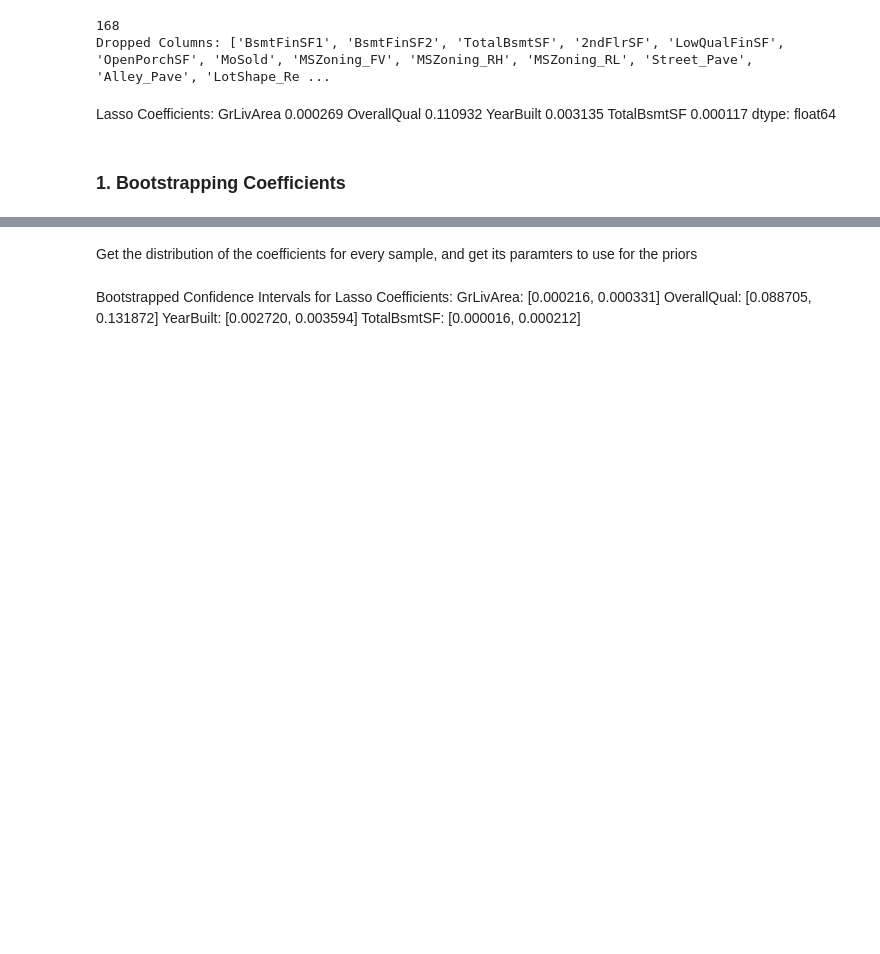
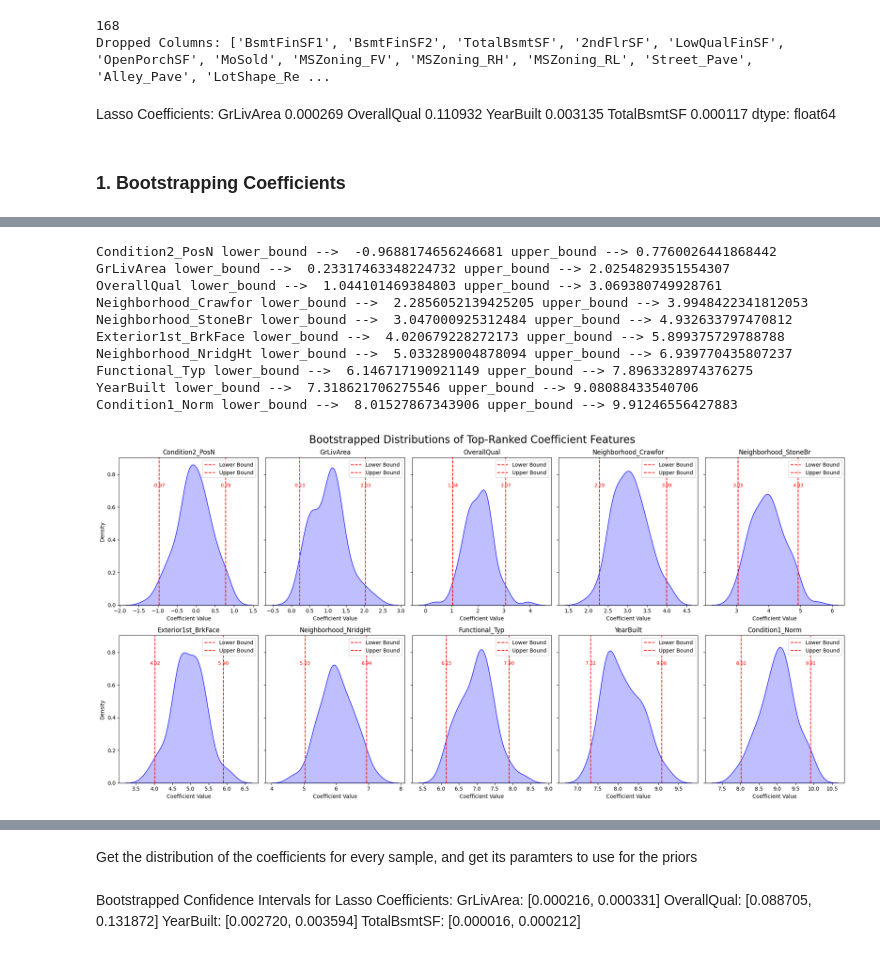
Before and after one commit to samyounes003/statisticsproject, a Jupyter notebook: frequentist_approach.ipynb, the cells around one changed output, grey strips where cells are left out. Drawn from its saved outputs; the diff is of its cells as text; code cells hidden in the pictures; blank space fills up the shorter version.

```diff
--- a/frequentist_approach.ipynb
+++ b/frequentist_approach.ipynb
@@ -289,0 +304,11 @@ SaleCondition_Partial: [0.000000, 0.115147]
+# %%
+features_coeffs_ranking = {}
+for feature in coefficients_bootstrap:
+    feature_coeffs = np.array(list(coefficients_bootstrap[feature]))
+    features_coeffs_ranking[feature] = np.abs(np.mean(feature_coeffs))
+features_coeffs_ranking = {k:v for k,v in sorted(features_coeffs_ranking.items(), key=lambda i:i[1], reverse=True)}
+
+high_ranking_features = list(features_coeffs_ranking.keys())[:10]
+# %%
+high_ranking_features = {i:np.mean(np.array(list(coefficients_bootstrap[i]))) for i in high_ranking_features}
+pd.DataFrame({'Feature':list(high_ranking_features.keys()), 'Coefficient':list(high_ranking_features.values())})
@@ -289,0 +327,51 @@ SaleCondition_Partial: [0.000000, 0.115147]
+# %%
+import matplotlib.pyplot as plt
+import seaborn as sns
+import numpy as np
+
+# Simulate bootstrapped coefficients for 10 features (replace with your actual data)
+np.random.seed(42)
+feature_names = high_ranking_features
+coefficients_bootstrap = {feature: np.random.normal(loc=i, scale=0.5, size=100) for i, feature in enumerate(feature_names)}
+
+# Plot KDEs for the coefficients
+fig, axes = plt.subplots(2, 5, figsize=(20, 10), sharey=True)  # 2 rows, 5 columns
+axes = axes.flatten()
+
+for i, feature in enumerate(feature_names):
+    # Calculate 95% confidence interval
+    lower_bound = np.percentile(coefficients_bootstrap[feature], 2.5)
+    upper_bound = np.percentile(coefficients_bootstrap[feature], 97.5)
+
+    print(feature, 'lower_bound --> ', lower_bound, 'upper_bound -->', upper_bound)
+
+    ax = axes[i]
+    sns.kdeplot(coefficients_bootstrap[feature], fill=True, color='blue', ax=ax)
+    ax.axvline(lower_bound, color='red', linestyle='--', label='Lower Bound')
+    ax.axvline(upper_bound, color='red', linestyle='--', label='Upper Bound')
+
+    # Add text annotations for the confidence intervals
+    ax.text(lower_bound, ax.get_ylim()[1] * 0.8, f"{lower_bound:.2f}", color='red', ha='center', fontsize=9)
+    ax.text(upper_bound, ax.get_ylim()[1] * 0.8, f"{upper_bound:.2f}", color='red', ha='center', fontsize=9)
+
+    ax.set_title(feature)
+    ax.set_xlabel("Coefficient Value")
+    ax.set_ylabel("Density")
+    ax.legend(loc='upper right')  # Add legend to each subplot
+
+# Adjust layout to prevent overlap
+fig.suptitle('Bootstrapped Distributions of Top-Ranked Coefficient Features', fontsize=20)
+plt.tight_layout()
+plt.show()
+# %% [output]
+Condition2_PosN lower_bound -->  -0.9688174656246681 upper_bound --> 0.7760026441868442
+GrLivArea lower_bound -->  0.23317463348224732 upper_bound --> 2.0254829351554307
+OverallQual lower_bound -->  1.044101469384803 upper_bound --> 3.069380749928761
+Neighborhood_Crawfor lower_bound -->  2.2856052139425205 upper_bound --> 3.9948422341812053
+Neighborhood_StoneBr lower_bound -->  3.047000925312484 upper_bound --> 4.932633797470812
+Exterior1st_BrkFace lower_bound -->  4.020679228272173 upper_bound --> 5.899375729788788
+Neighborhood_NridgHt lower_bound -->  5.033289004878094 upper_bound --> 6.939770435807237
+Functional_Typ lower_bound -->  6.146717190921149 upper_bound --> 7.8963328974376275
+YearBuilt lower_bound -->  7.318621706275546 upper_bound --> 9.08088433540706
+Condition1_Norm lower_bound -->  8.01527867343906 upper_bound --> 9.91246556427883
+[figure, added]
```
Also changed, not shown: parts of 7 cells of this notebook, 2 other files.
